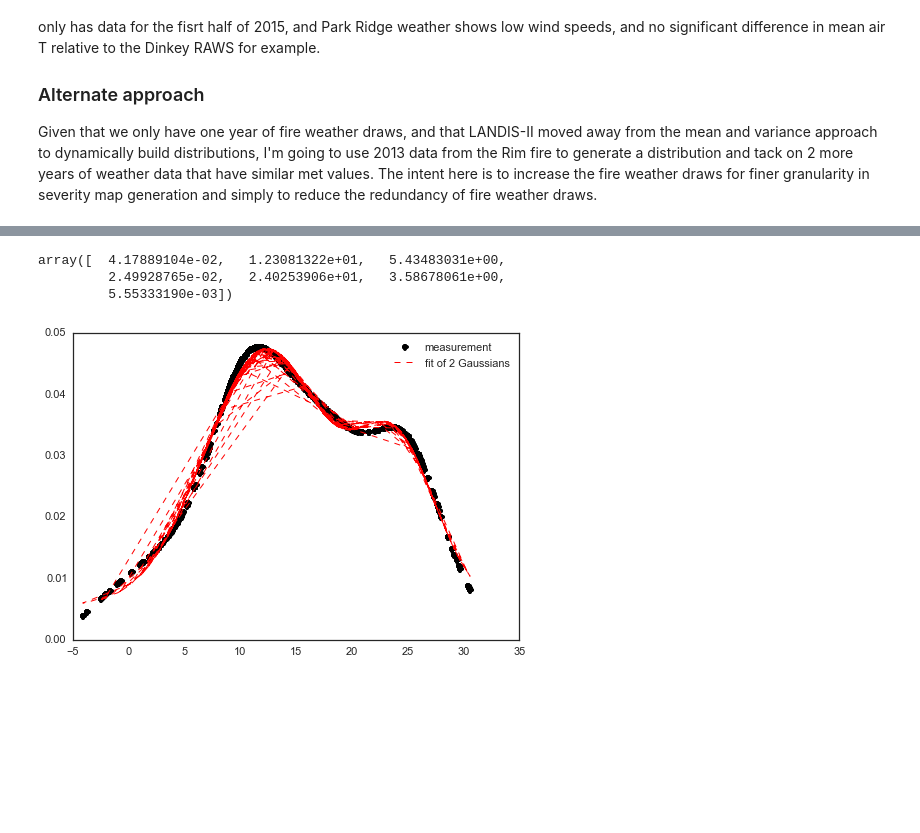
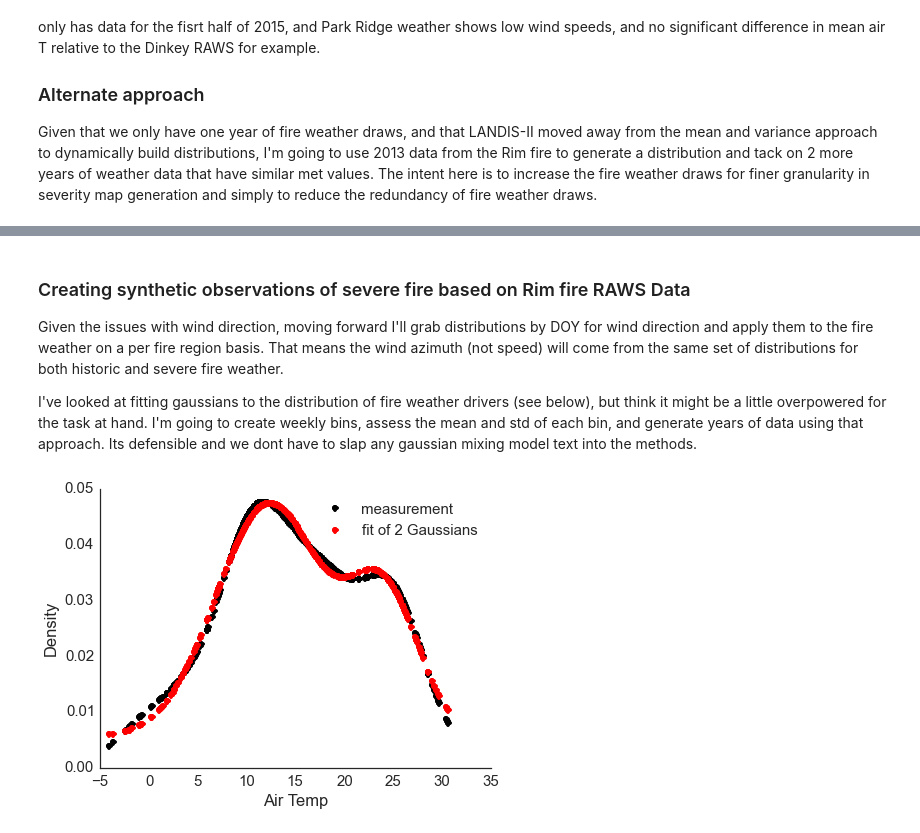
Before and after one commit to djkrofch/edulis, a Jupyter notebook: iPython_Notebooks/Dinkey_Creek/FireWeather_Prep.ipynb, the cells around one changed output, grey strips where cells are left out. Drawn from its saved outputs; the diff is of its cells as text; code cells hidden in the pictures; blank space fills up the shorter version.

```diff
--- a/iPython_Notebooks/Dinkey_Creek/FireWeather_Prep.ipynb
+++ b/iPython_Notebooks/Dinkey_Creek/FireWeather_Prep.ipynb
@@ -137,7 +137,7 @@ axs = f.axes
 for Eco in np.unique(DinkeyFW_h.Ecoregion):
     ax = axs[idx]
     toPlot = DinkeyFW_h[DinkeyFW_h.Ecoregion == Eco]
-    toPlot.FWIBin.hist(ax = ax, bins = 5)
+    toPlot.FWIBin.hist(ax = ax, bins = 5, facecolor = 'green', alpha = 0.5)
     ax.set_title(Eco + ' Fire Severity Distribution', fontsize = 14)
     ax.set_xticks([0,1,2,3,4,5,6])
     ax.set_xticklabels(['','1','2','3','4','5',''])
@@ -286,0 +322,21 @@ are other options here for sure, but trying to keep this as simple as possible I
+# %%
+regionColors = ['green','blue','orange']
+for year in [2010, 2011, 2012]:
+    plt.figure()
+    historicFW_y = historicFW[historicFW.year == year]
+    historicAZ = historicFW_y
+    idx = 0
+    for FR in ['FR1','FR2','FR3']:
+        historicFR = historicAZ[historicAZ.FR == FR]
+        plt.plot(historicFR.Juliandate, historicFR.windazimuth, 'o', color = regionColors[idx], alpha = 0.5)
+        idx = idx + 1
+    plt.plot(severeFW.Juliandate, severeFW.windazimuth, 'or', alpha = 0.5)
+
+    plt.xlim([0,365])
+    plt.ylim([0,365])
+    sns.despine()
+    plt.xlabel('Julian Date')
+    plt.ylabel('Wind Azimuth ' + str(year))
+    sns.set_context('notebook', font_scale=1.5)
+
+print '''Hope you're not colorblind'''
@@ -287,36 +348,39 @@ are other options here for sure, but trying to keep this as simple as possible I
+# %% [markdown]
+### Creating synthetic observations of severe fire based on Rim fire RAWS Data
+Given the issues with wind direction, moving forward I'll grab distributions by DOY for wind direction and apply them to the fire weather on a per fire region basis. That means the wind azimuth (not speed) will come from the same set of distributions for both historic and severe fire weather.
+
+I've looked at fitting gaussians to the distribution of fire weather drivers (see below), but think it might be a little overpowered for the task at hand. I'm going to create weekly bins, assess the mean and std of each bin, and generate years of data using that approach. Its defensible and we dont have to slap any gaussian mixing model text into the methods.
 # %%
 from scipy import optimize
 
 kernel = stats.gaussian_kde(severeFW.temp)
 
 yy = kernel(severeFW.temp)
 xx = severeFW.temp
-plt.plot(xx,yy, 'ok')
 data = pd.DataFrame(dict(temps = xx, density = yy))
 
 def gaussian(x, height, center, width, offset):
     return height*np.exp(-(x - center)**2/(2*width**2)) + offset
 def three_gaussians(x, h1, c1, w1, h2, c2, w2, h3, c3, w3, offset):
     return (gaussian(x, h1, c1, w1, offset=0) +
         gaussian(x, h2, c2, w2, offset=0) +
         gaussian(x, h3, c3, w3, offset=0) + offset)
 
 def two_gaussians(x, h1, c1, w1, h2, c2, w2, offset):
     return three_gaussians(x, h1, c1, w1, h2, c2, w2, 0,0,1, offset)
 
 errfunc2 = lambda p, x, y: (two_gaussians(x, *p) - y)**2
 guess2 = [0.05, 10, 5, 0.04, 27, 5, 0]  # I removed the peak I'm not too sure about
 optim2, success = optimize.leastsq(errfunc2, guess2[:], args=(data.temps, data.density))
-
-plt.plot(data.temps, data.density, 'ok', label='measurement')
-plt.plot(data.temps, two_gaussians(data.temps, *optim2),
-    lw=1, c='r', ls='--', label='fit of 2 Gaussians')
-plt.legend(loc='best')
+f, ax = plt.subplots(1,1, figsize =(7,5))
+ax.plot(data.temps, data.density, 'ok', label='measurement')
+ax.plot(data.temps, two_gaussians(data.temps, *optim2),
+    'or', label='fit of 2 Gaussians')
+ax.legend(loc='best')
+ax.set_xlabel('Air Temp')
+ax.set_ylabel('Density')
+sns.despine()
 
 #plt.plot(data.temps, two_gaussians(data.temps, *optim2), 'or')
-optim2
 # %% [output]
-array([  4.17889104e-02,   1.23081322e+01,   5.43483031e+00,
-         2.49928765e-02,   2.40253906e+01,   3.58678061e+00,
-         5.55333190e-03])
-[figure, old version]
+[figure, new version]
```
Also changed, not shown: parts of 16 cells of this notebook, 1 other file.
